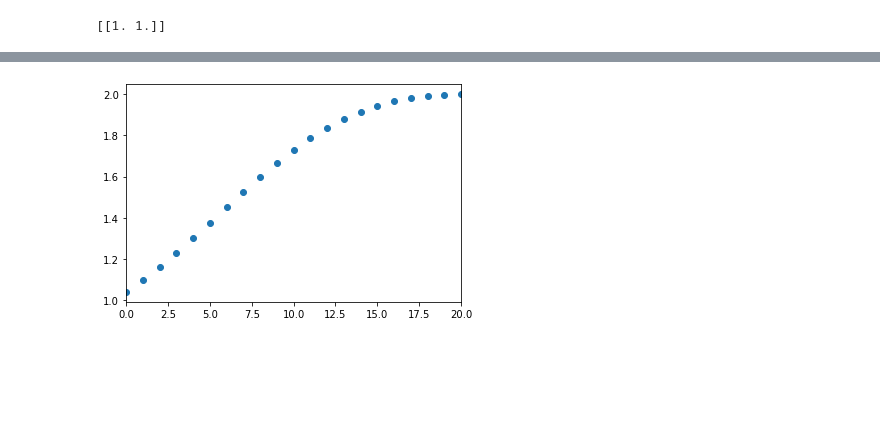
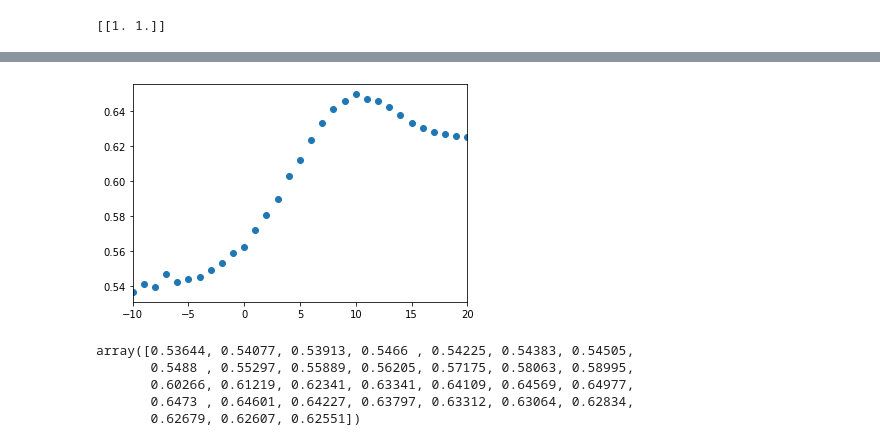
Before and after one commit to iamkucuk/AutoEnconderComm, a Jupyter notebook: precoder_interference.ipynb, the cells around one changed output, grey strips where cells are left out. Cells and saved outputs as stored; diff of their text form; code cells hidden in the pictures; blank space fills up the shorter version.

```diff
--- a/precoder_interference.ipynb
+++ b/precoder_interference.ipynb
@@ -100,7 +103,7 @@ decoder2 = Sequential([
 # %%
 # Computation graph
 x1 = encoder1(input_signal1)
-x2 = encoder2(input_signal2)
+x2 = encoder1(input_signal2)
 x = concatenate([x1, x2], axis=1)
 x = combiner(x)
 x1 = signal_input1(x)
@@ -184,0 +225,26 @@ KeyboardInterrupt:
+# %%
+scatter_plot = []
+for i in range(M):
+    temp = np.zeros(M)
+    temp[i] = 1
+    out1 = encoder1.predict(np.expand_dims(temp, axis=0))
+    scatter_plot.append(out1.squeeze(0))
+    # for j in range(M):
+    #     temp2 = np.zeros(M)
+    #     temp2[j] = 1
+    #     out2 = encoder2.predict(np.expand_dims(temp2, axis=0))
+    #     out = np.concatenate([out1.squeeze(0), out2.squeeze(0)])
+    #     out = combiner.predict(np.expand_dims(out, axis=0))
+    #     scatter_plot.append(out.squeeze(0))
+
+scatter_plot = np.array(scatter_plot)
+
+scatter_plot = scatter_plot.reshape(-1, 2, 1)
+
+import matplotlib.pyplot as plt
+
+plt.scatter(scatter_plot[:, 0], scatter_plot[:, 1])
+# # plt.axis((-1,1,-1,1))
+plt.grid()
+plt.savefig('Precoder_{}_{}_Constellation.png'.format(n_channel, k))
+plt.show()
@@ -191,7 +259,7 @@ for i in range(M):
     for j in range(M):
         temp2 = np.zeros(M)
         temp2[j] = 1
-        out2 = encoder2.predict(np.expand_dims(temp2, axis=0))
+        out2 = encoder1.predict(np.expand_dims(temp2, axis=0))
         out = np.concatenate([out1.squeeze(0), out2.squeeze(0)])
         out = combiner.predict(np.expand_dims(out, axis=0))
         scatter_plot.append(out.squeeze(0))
@@ -212,7 +280,7 @@ plt.show()
 # %%
 SNR_range = np.arange(0, 31, 1) - 10
 ebno_range1 = calc_ebno(SNR_range)
-ebno_range2 = calc_ebno(SNR_range - 6)
+ebno_range2 = calc_ebno(SNR_range)
 ber1, ber2 = [], []
 test_data_1 = generate_data(M=M)
 test_data_2 = generate_data(M=M)
@@ -240,12 +308,9 @@ for i in range(len(SNR_range)):
 print(ber1)
 print(ber2)
 
-plt.scatter(SNR_range, ber1)
-plt.scatter(SNR_range, ber2)
+plt.plot(SNR_range, ber1)
+plt.plot(SNR_range, ber2)
 plt.yscale("log")
-plt.xlim((0, 20))
-plt.savefig('Precoder_{}_{}_BER.png'.format(n_channel, k))
-
-plt.xlim((0, 20))
+plt.xlim((-10, 20))
 plt.savefig('Precoder_{}_{}_BER.png'.format(n_channel, k))
 plt.show()
@@ -252,8 +321,16 @@ plt.show()
 # %%
 rate_curve = (1 - np.array(ber1)) * R + (1 - np.array(ber2)) * R
-plt.scatter(SNR_range, rate)
-plt.xlim((0, 20))
+plt.scatter(SNR_range, rate_curve)
+plt.xlim((-10, 20))
 plt.savefig('Precoder_{}_{}_BER.png'.format(n_channel, k))
 plt.show()
 # %% [output]
-[figure, old version]
+[figure, new version]
+# %%
+rate_curve
+# %% [output]
+array([0.53644, 0.54077, 0.53913, 0.5466 , 0.54225, 0.54383, 0.54505,
+       0.5488 , 0.55297, 0.55889, 0.56205, 0.57175, 0.58063, 0.58995,
+       0.60266, 0.61219, 0.62341, 0.63341, 0.64109, 0.64569, 0.64977,
+       0.6473 , 0.64601, 0.64227, 0.63797, 0.63312, 0.63064, 0.62834,
+       0.62679, 0.62607, 0.62551])
```
Also changed, not shown: parts of 13 cells of this notebook, 6 other files.
